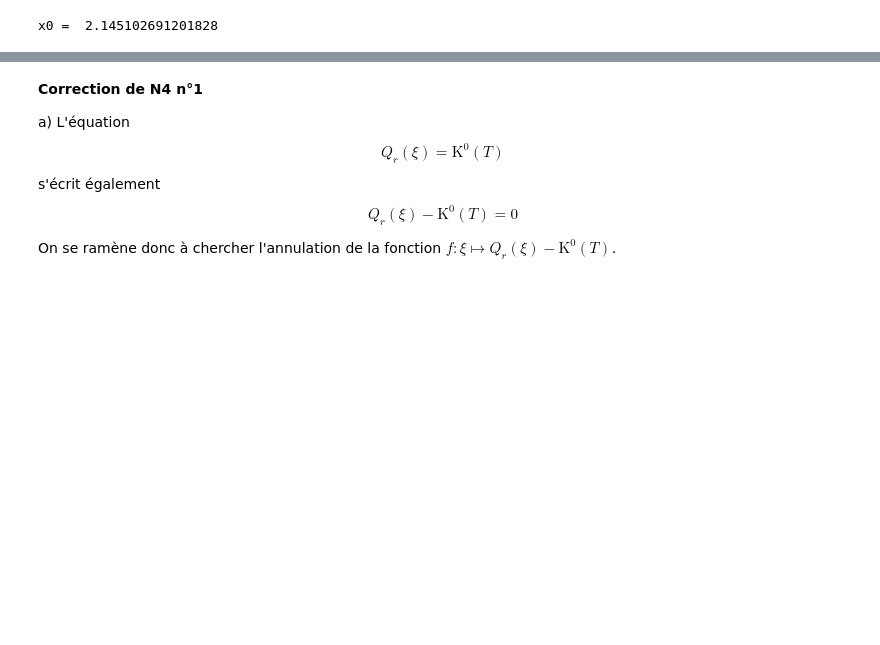
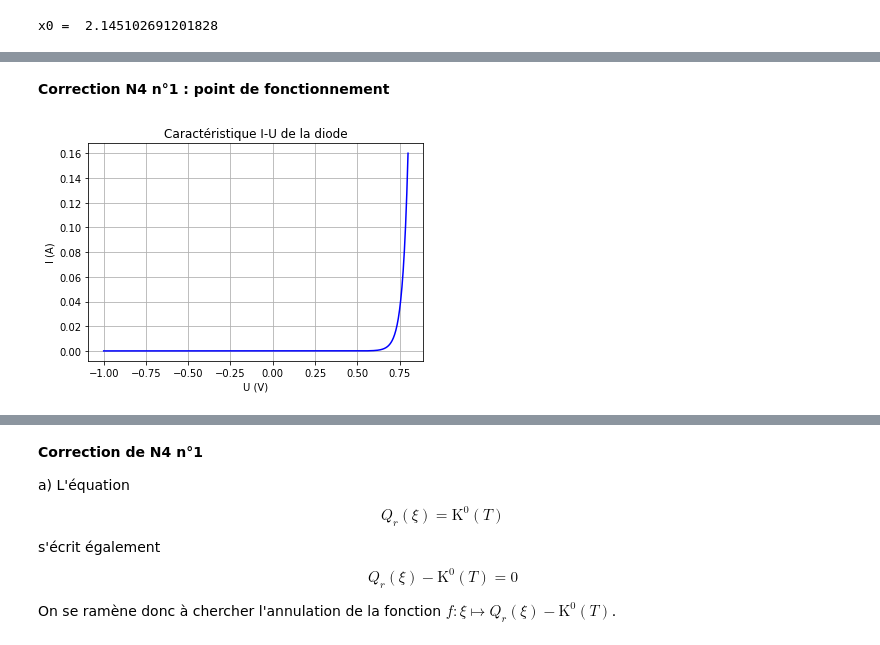
Before and after one commit to fkiaru/NumpyLaMerci, a Jupyter notebook: OutilsAlgebriques/NumpyEquations_4.ipynb, the cells around one changed output, grey strips where cells are left out. Saved outputs shown, nothing was run; the diff lists cells and outputs as text; code cells hidden in the pictures; blank space fills up the shorter version.

```diff
--- a/EquationsAlgebriques/NumpyEquations_4.ipynb
+++ b/OutilsAlgebriques/NumpyEquations_4.ipynb
@@ -238,0 +285,22 @@ x0 =  2.145102691201828
+# %%
+## import des modules
+ # à compléter # pour les fonctions mathématiques (exp)
+ # à compléter # pour les fonctions graphiques
+
+## a) Définition de la fonction Idiode
+def Idiode(U):
+    # constantes physiques
+    kB = 1.380649e-23 # J/K constante de Boltzmann
+    e = 1.602176634e-19# C charge élémentaire
+    T = 273.15 + 35 # 35°C converti en kelvins
+    Is = 2e-12 # ampères
+    eta = 1.2 # facteur d'idéalité (sans dimension)
+    return  # à compléter
+
+## b) Tracé de la caractéristique pour U variant entre -1V et +0,8 V
+Ui=# à compléter # tableau numpy des valeurs en abscisses
+plt.plot( # à compléter   # caractéristique de la diode en trait bleu
+plt.xlabel('U (V)') # titre de l'axe horizontal
+plt.ylabel('I (A)') # titre de l'axe vertical
+plt.title('Caractéristique I-U de la diode')
+plt.grid()
@@ -238,0 +333,27 @@ x0 =  2.145102691201828
+# %% [markdown]
+**Correction N4 n°1 : point de fonctionnement**
+# %%
+## import des modules
+import numpy as np # pour les fonctions mathématiques (exp)
+import matplotlib.pyplot as plt # pour les graphiques
+
+## a) Définition de la fonction Idiode
+
+def Idiode(U):
+    # constantes physiques
+    kB = 1.380649e-23 # J/K constante de Boltzmann
+    e = 1.602176634e-19# C charge élémentaire
+    T = 273.15 + 35 # 35°C converti en kelvins
+    Is = 2e-12 # ampères
+    eta = 1.2 # facteur d'idéalité (sans dimension)
+    return Is*(np.exp((e*U)/(eta*kB*T))-1)
+
+## b) Tracé de la caractéristique pour U variant entre -1V et +0,8 V
+Ui=np.linspace(-1, 0.8, 10**3) # tableau numpy des valeurs en abscisses
+plt.plot(Ui,Idiode(Ui),'-b')   # caractéristique de la diode en trait bleu
+plt.xlabel('U (V)') # titre de l'axe horizontal
+plt.ylabel('I (A)')
+plt.title('Caractéristique I-U de la diode')
+plt.grid()
+# %% [output]
+[figure, added]
```
Also changed, not shown: parts of 24 cells of this notebook, 4 other files.
